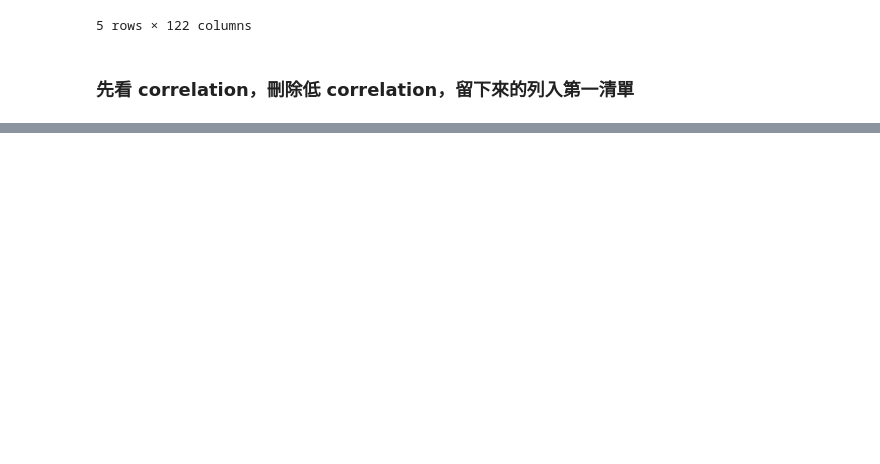
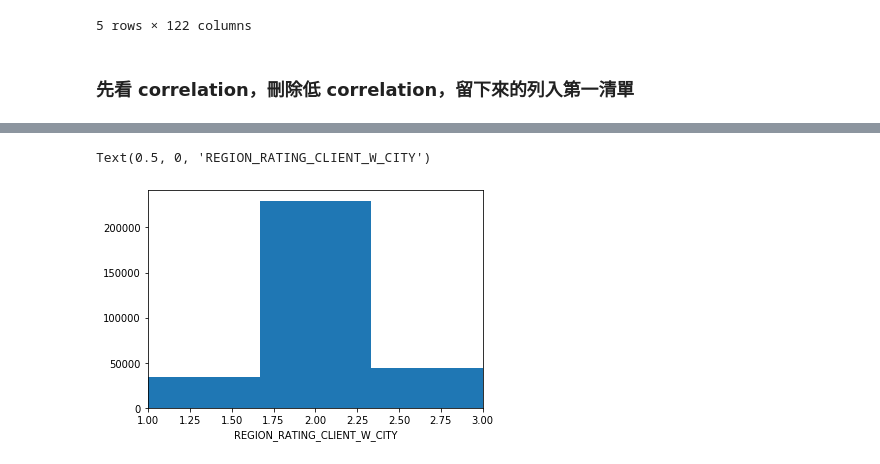
Before and after one commit to dgtyuewq/2nd-ML100Days, a Jupyter notebook: Day_005_HW.ipynb, the cells around one changed output, grey strips where cells are left out. Drawn from its saved outputs; the diff is of its cells as text; code cells hidden in the pictures; blank space fills up the shorter version.

```diff
--- a/Day_005_HW.ipynb
+++ b/Day_005_HW.ipynb
@@ -75,0 +250,7 @@ SE_F['TARGET']=app_train['TARGET']
+# %%
+plt.hist(FF.REGION_RATING_CLIENT_W_CITY, bins=3)
+plt.xlim(FF.REGION_RATING_CLIENT_W_CITY.min(), FF.REGION_RATING_CLIENT_W_CITY.max())
+plt.xlabel('REGION_RATING_CLIENT_W_CITY')
+# %% [output]
+Text(0.5, 0, 'REGION_RATING_CLIENT_W_CITY')
+[figure, added]
```
Also changed, not shown: parts of 21 cells of this notebook.
